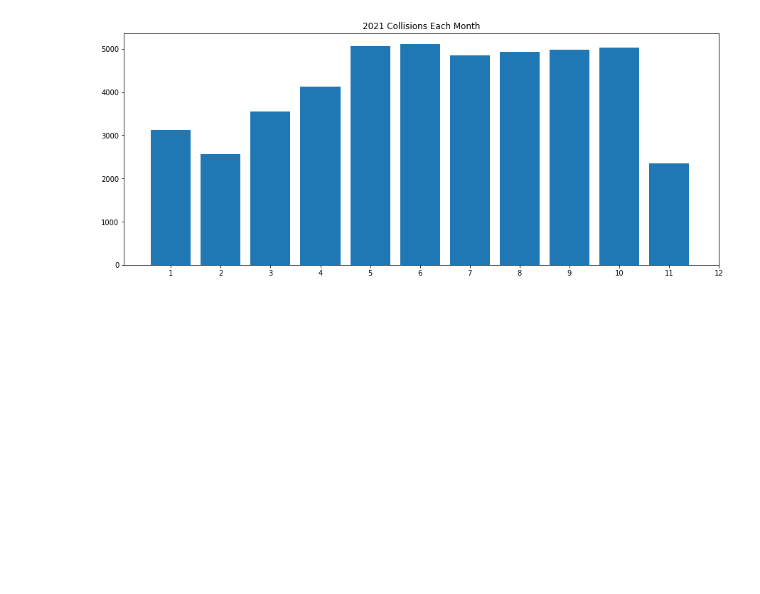
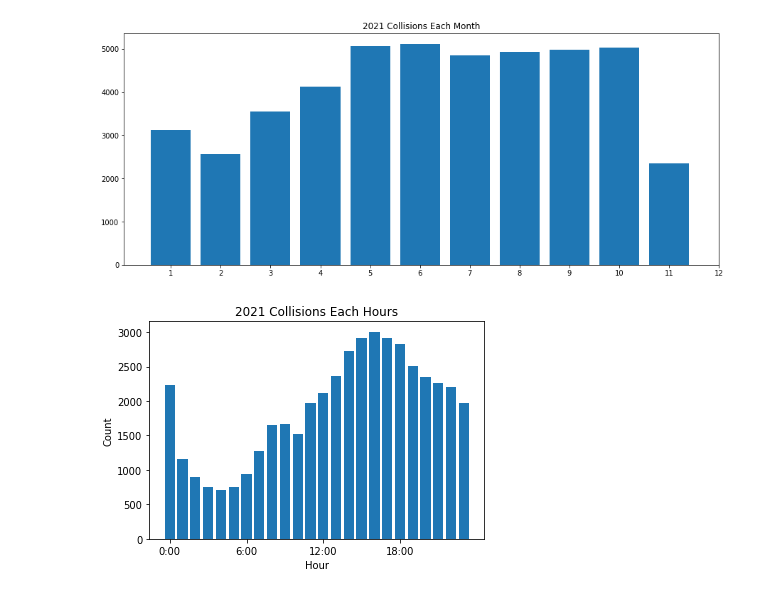
Before and after one commit to everydaycodings/Data-Science-End-To-End-Notebook-Project, a Jupyter notebook: NYC_Motor_Vehicle_Collisions_to_Person.ipynb, the cells around one changed output. Saved outputs shown, nothing was run; the diff lists cells and outputs as text; code cells hidden in the pictures; blank space fills up the shorter version.

Commit message:
EDA on NYC Motor Vehicle Collisions_to_person.ipynb

```diff
--- a/NYC_Motor_Vehicle_Collisions_to_Person.ipynb
+++ b/NYC_Motor_Vehicle_Collisions_to_Person.ipynb
@@ -170,3 +170,16 @@ plt.xticks(range(1,13))
 plt.show()
 # %% [output]
 [figure]
+# %%
+# This Peace of code was taken form a notebook [When do the most traffic accidents occur?] from a Kaggle user @kukuroo3
+
+dfp= data['CRASH_TIME'].str.split(':').str[0].astype('int').value_counts().sort_index()
+plt.bar(dfp.index,dfp.values)
+
+plt.xticks(range(0,24,6),[str(x)+":00" for x in range(0,24,6)])
+plt.xlabel('Hour')
+plt.ylabel('Count')
+plt.title('2021 Collisions Each Hours')
+plt.show()
+# %% [output]
+[figure, added]
```
